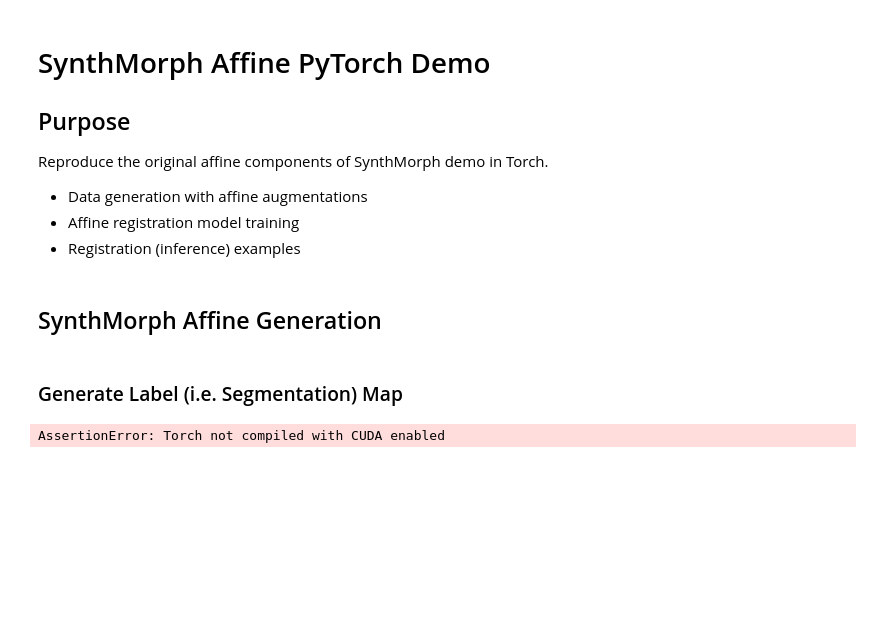
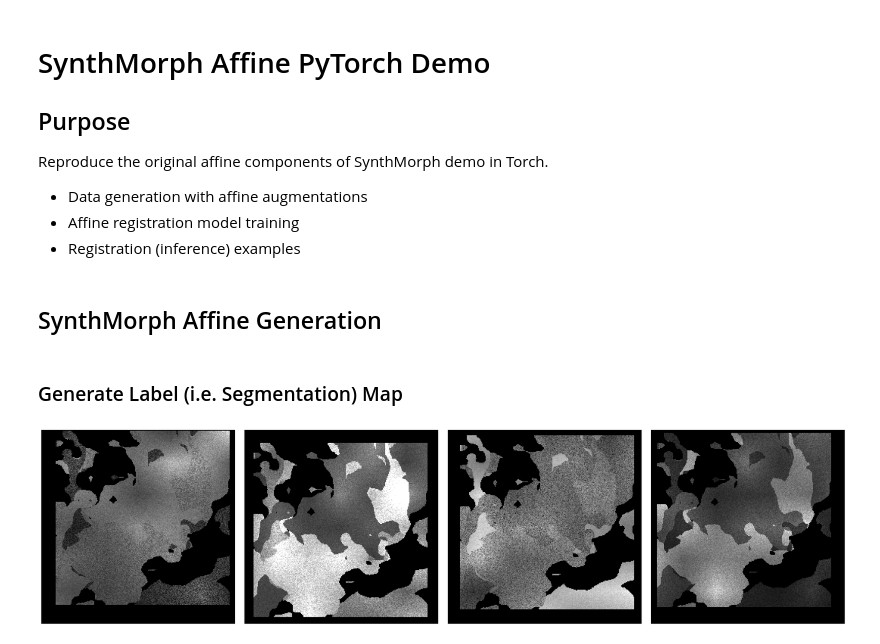
Before and after one commit to matt-kh/synthmorph-torch, a Jupyter notebook: synthmorph_affine.ipynb, the cells around one changed output. Drawn from its saved outputs; the diff is of its cells as text; code cells hidden in the pictures; blank space fills up the shorter version.

```diff
--- a/synthmorph_affine.ipynb
+++ b/synthmorph_affine.ipynb
@@ -38,30 +38,34 @@ num_labels = 16
 # %%
 # Input shapes.
 in_shape = (256,) * 2
 num_dim = len(in_shape)
 num_label = 4
 label_map = dm.generate_map(in_shape, num_label, device=device)
-n = 16
+n = 4
+affine_args = dict(
+    translate=(0.05, 0.05),
+    scale=(0.9, 0.9)
+)
 gen_args = dict(
     warp_std=0,
     warp_res=(8, 16, 32),
     zero_background=1,
-    affine=True,
+    affine_args=affine_args,
 )
 
 gen = [dm.labels_to_image(label_map, **gen_args) for _ in tqdm(range(n))]
 gen_images = [g['image'] for g in gen]
 gen_labels= [g['label'] for g in gen]
 
 plot_num = min(n, 4)
 fig, axes = plt.subplots(1, plot_num, figsize=(plot_num*8, 8))
 
 for i in range(plot_num):
     image = gen_images[i].squeeze().tolist()
     axes[i].imshow(image, cmap='gray')
     axes[i].axis('off')
 
 plt.subplots_adjust(wspace=0.05)
 plt.show()
 # %% [output]
-AssertionError: Torch not compiled with CUDA enabled
+[figure, added]
```
Also changed, not shown: parts of 5 cells of this notebook, 1 other file.
